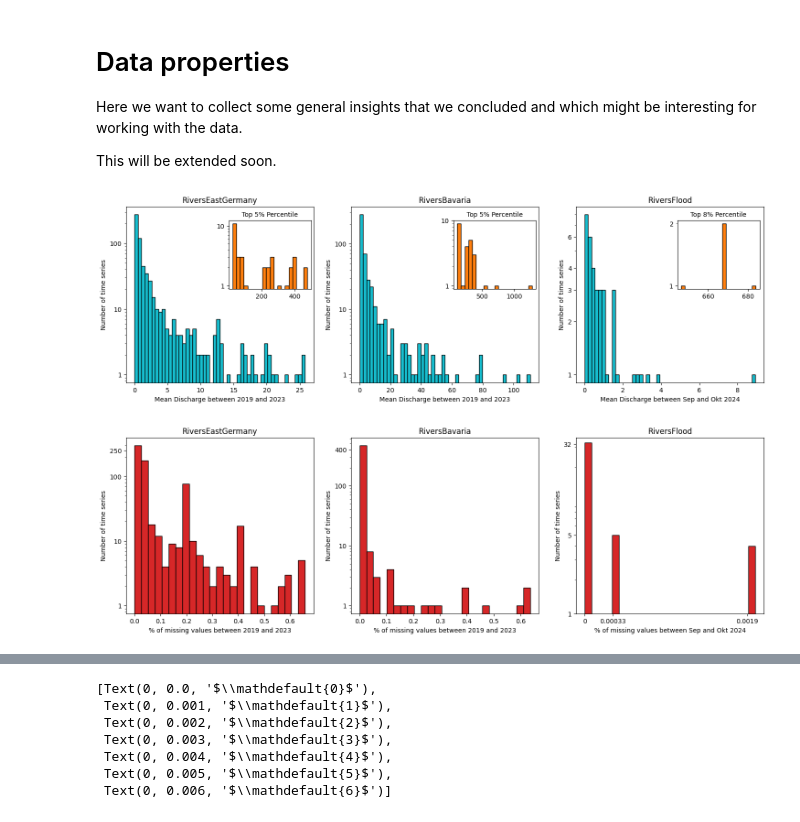
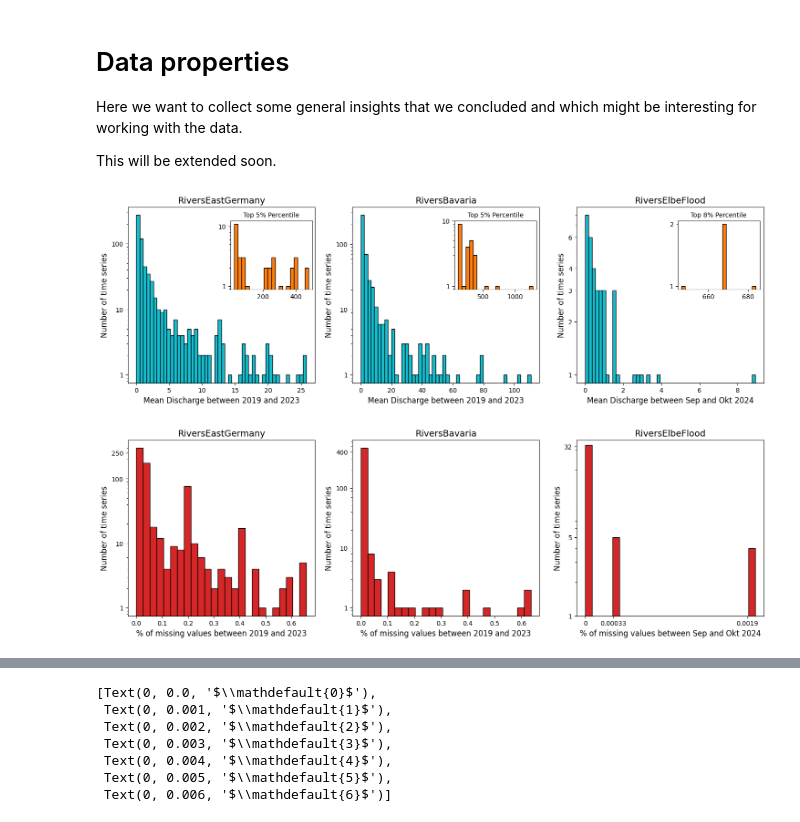
Before and after one commit to floatinglittlerocks/causalrivers, a Jupyter notebook: 4_data_distribution.ipynb, the cells around one changed output, grey strips where cells are left out. Drawn from its saved outputs; the diff is of its cells as text; code cells hidden in the pictures.

```diff
--- a/4_data_distribution.ipynb
+++ b/4_data_distribution.ipynb
@@ -15,8 +15,6 @@ data = pd.read_csv("product/rivers_ts_east_germany.csv", index_col=0)
 data2 = pd.read_csv("product/rivers_ts_bavaria.csv", index_col=0)
 # %%
 data3 = pd.read_csv("product/rivers_ts_flood.csv", index_col=0)
-# %%
-color = ["#5ec962", "#3b528b"]
 # %%
 def distribution(distribution, ax_main, fig, placement,percentile=95, name= "BA", color=["#FFA07A", "#4682B4"], x_label="Mean Discharge between 2019 and 2023", log_scale=True,n_bins=50):
 
@@ -26,11 +24,11 @@ def distribution(distribution, ax_main, fig, placement,percentile=95, name= "BA"
 
 
         ax_main.hist(distribution[(distribution <= barrier)], bins=n_bins, color= color[1], edgecolor="black")
-        ax_main.set_title(name)
+        ax_main.set_title(name, fontsize=14)
         if log_scale:
                 ax_main.set_yscale('log')
-        ax_main.set_xlabel(x_label)
-        ax_main.set_ylabel("Number of time series")
+        ax_main.set_xlabel(x_label,fontsize=12)
+        ax_main.set_ylabel("Number of time series",fontsize=12)
         #ax_main.text(3,20,"Bottom " +  str(percentile) + "% Percentile", fontsize=10)
         if percentile != 100:
                 inset_axes = fig.add_axes(placement)
@@ -47,23 +45,23 @@ def distribution(distribution, ax_main, fig, placement,percentile=95, name= "BA"
 # %%
 fig, ax_main = plt.subplots(1,3,figsize=(18, 5))
 in_ax = distribution(data.mean().values, ax_main[0], fig, placement = [0.25, 0.52, 0.1, 0.3],name="RiversEastGermany", color = ["C1", "C9"])
 in_ax2 = distribution(data2.mean().values, ax_main[1], fig, placement = [0.523, 0.52, 0.1, 0.3],name="RiversBavaria", color = ["C1", "C9"])
-in_ax3 = distribution(data3.mean().values, ax_main[2], fig, placement = [0.795, 0.52, 0.1, 0.3], percentile=92,name="RiversFlood", x_label="Mean Discharge between Sep and Okt 2024", color = ["C1", "C9"])
+in_ax3 = distribution(data3.mean().values, ax_main[2], fig, placement = [0.795, 0.52, 0.1, 0.3], percentile=92,name="RiversElbeFlood", x_label="Mean Discharge between Sep and Okt 2024", color = ["C1", "C9"])
 
 ax_main[0].set_yticks([1,10,100],[1,10,100])
 ax_main[1].set_yticks([1,10,100],[1,10,100])
 ax_main[2].set_yticks([1,2,3,4,6],[1,2,3,4,6])
 in_ax3.yaxis.set_ticks([1,2],[1,2], minor=True)
 
 
 fig.savefig("graphics/mean_discharge.pdf",bbox_inches='tight')
 # %% [output]
-[figure, old version]
+[figure, new version]
 # %%
 fig, ax_main = plt.subplots(1,3,figsize=(18, 5))
 in_ax = distribution((data.isnull().sum() /len(data)).values, ax_main[0], fig, placement = [0.25, 0.52, 0.1, 0.3], percentile=100,name="RiversEastGermany", x_label="% of missing values between 2019 and 2023", color = [None, "C3"], n_bins=25)
 in_ax2 = distribution((data2.isnull().sum() /len(data2)).values, ax_main[1], fig, placement = [0.523, 0.52, 0.1, 0.3], percentile=100,name="RiversBavaria", x_label="% of missing values between 2019 and 2023", color = [None,"C3"], n_bins=25)
-in_ax3 = distribution((data3.isnull().sum() /len(data3)).values, ax_main[2], fig, placement = [0.795, 0.52, 0.1, 0.3], percentile=100,name="RiversFlood", x_label="% of missing values between Sep and Okt 2024" , color = [None,"C3"], n_bins=25)
+in_ax3 = distribution((data3.isnull().sum() /len(data3)).values, ax_main[2], fig, placement = [0.795, 0.52, 0.1, 0.3], percentile=100,name="RiversElbeFlood", x_label="% of missing values between Sep and Okt 2024" , color = [None,"C3"], n_bins=25)
 
 ax_main[0].set_yticks([1,10,100,250],[1,10,100,250])
 ax_main[1].set_yticks([1,10,100,400],[1,10,100,400])
@@ -72,7 +70,7 @@ ax_main[2].set_xticks([0,0.00033,0.0019],[0,0.00033,0.0019])
 
 fig.savefig("graphics/missing_values.pdf",bbox_inches='tight')
 # %% [output]
-[figure, old version]
+[figure, new version]
 # %%
 fig, ax_main = plt.subplots(1,3,figsize=(18, 5))
 
```
Also changed, not shown: parts of 3 cells of this notebook, 5 other files.
